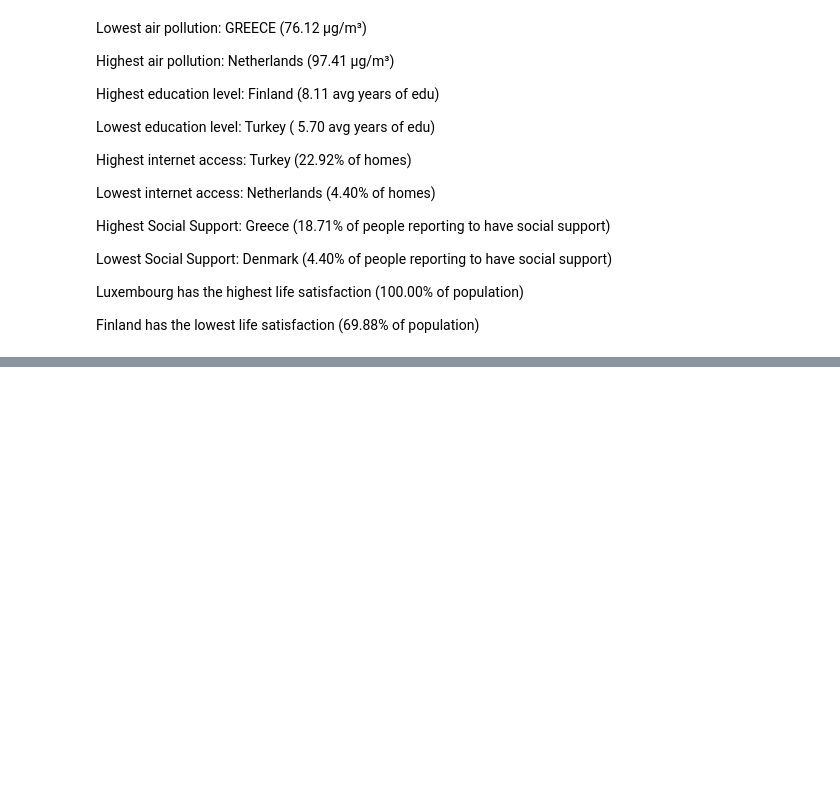
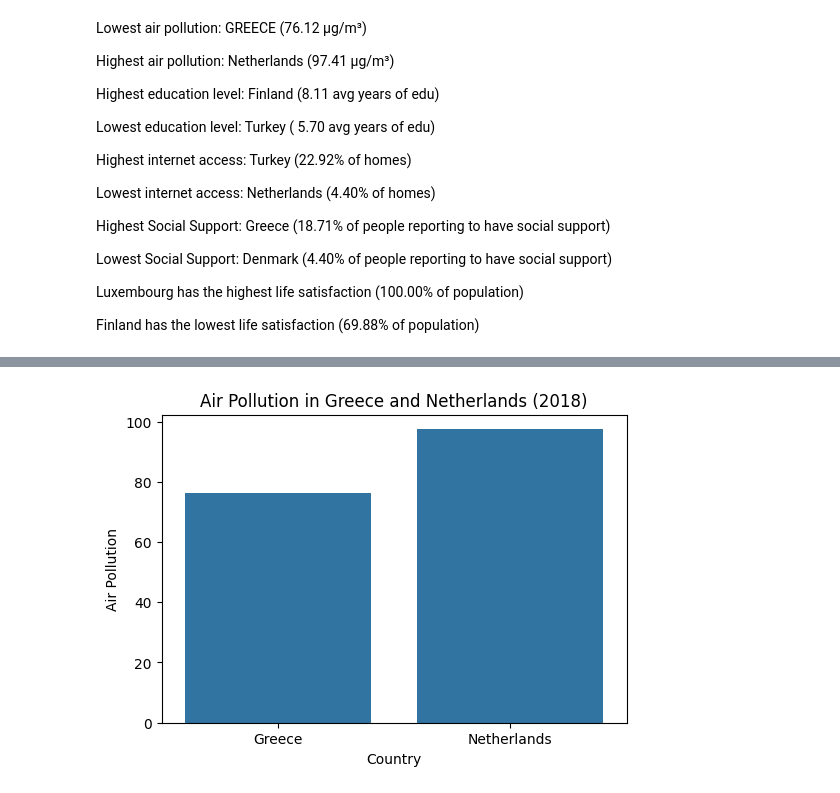
Before and after one commit to Jan12s/betterlifeindex, a Jupyter notebook: better_life_index_edu.ipynb, the cells around one changed output, grey strips where cells are left out. Drawn from its saved outputs; the diff is of its cells as text; code cells hidden in the pictures; blank space fills up the shorter version.

```diff
--- a/better_life_index_edu.ipynb
+++ b/better_life_index_edu.ipynb
@@ -572,0 +651,16 @@ Finland has the lowest life satisfaction (69.88% of population)
+# %%
+import matplotlib.pyplot as plt
+import seaborn as sns
+
+# Filter data for Greece and Netherlands
+df_air_pollution = BLIE[BLIE['country'].isin(['Greece', 'Netherlands'])]
+
+# Create bar plot for Air Pollution
+plt.figure(figsize=(6, 4))
+sns.barplot(data=df_air_pollution, x='country', y='air_pollution')
+plt.title('Air Pollution in Greece and Netherlands (2018)')
+plt.xlabel('Country')
+plt.ylabel('Air Pollution')
+plt.show()
+# %% [output]
+[figure, added]
```
Also changed, not shown: parts of 35 cells of this notebook.
